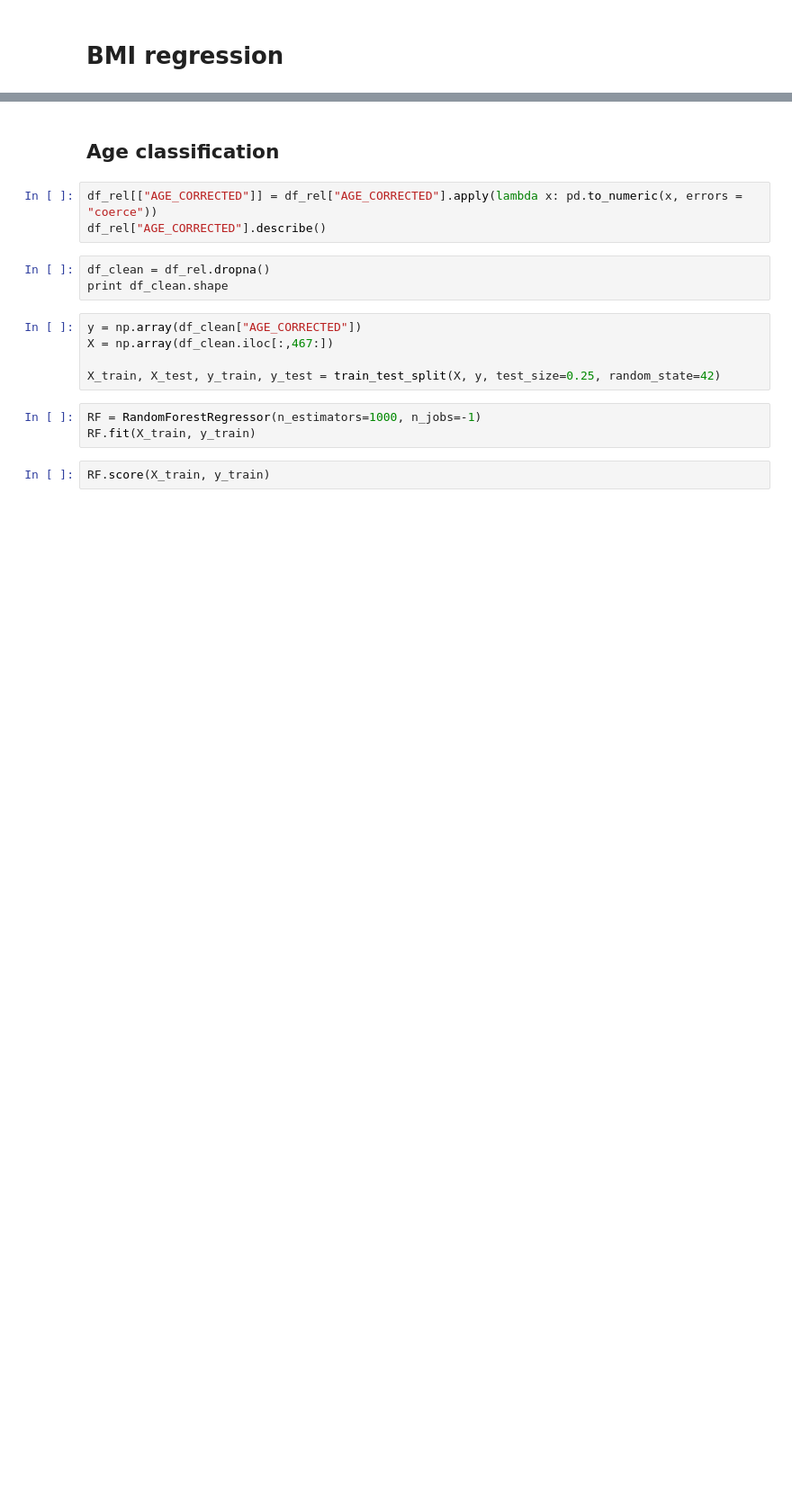
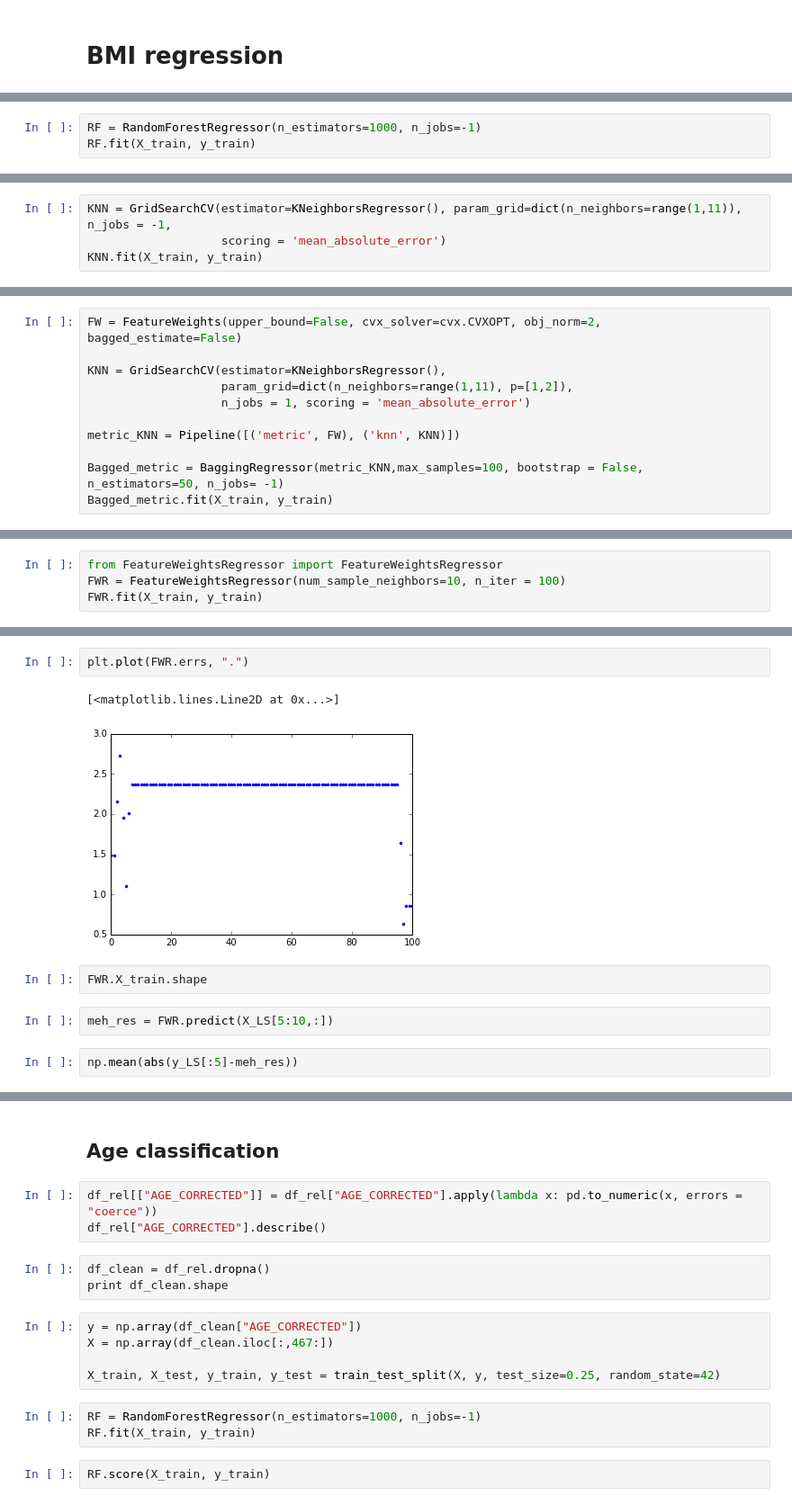
Before and after one commit to myazdani/microbiome-regression, a Jupyter notebook: scripts/AG-regressions.ipynb, the cells around one changed output, grey strips where cells are left out. Shown: that part at 90% size. Saved outputs shown, nothing was run; the diff lists cells and outputs as text; blank space fills up the shorter version.

Commit message:
feature regressor iterative approach and comparing AG and LS data

```diff
--- a/scripts/AG-regressions.ipynb
+++ b/scripts/AG-regressions.ipynb
@@ -148,0 +195,3 @@ plt.plot(np.log10(1e-8+X_train[:,1067]), y_train, '.')
+# %%
+RF = RandomForestRegressor(n_estimators=1000, n_jobs=-1)
+RF.fit(X_train, y_train)
@@ -148,0 +212,4 @@ plt.plot(np.log10(1e-8+X_train[:,1067]), y_train, '.')
+# %%
+KNN = GridSearchCV(estimator=KNeighborsRegressor(), param_grid=dict(n_neighbors=range(1,11)), n_jobs = -1,
+                   scoring = 'mean_absolute_error')
+KNN.fit(X_train, y_train)
@@ -148,0 +233,11 @@ plt.plot(np.log10(1e-8+X_train[:,1067]), y_train, '.')
+# %%
+FW = FeatureWeights(upper_bound=False, cvx_solver=cvx.CVXOPT, obj_norm=2, bagged_estimate=False)
+
+KNN = GridSearchCV(estimator=KNeighborsRegressor(),
+                   param_grid=dict(n_neighbors=range(1,11), p=[1,2]),
+                   n_jobs = 1, scoring = 'mean_absolute_error')
+
+metric_KNN = Pipeline([('metric', FW), ('knn', KNN)])
+
+Bagged_metric = BaggingRegressor(metric_KNN,max_samples=100, bootstrap = False, n_estimators=50, n_jobs= -1)
+Bagged_metric.fit(X_train, y_train)
@@ -148,0 +253,4 @@ plt.plot(np.log10(1e-8+X_train[:,1067]), y_train, '.')
+# %%
+from FeatureWeightsRegressor import FeatureWeightsRegressor
+FWR = FeatureWeightsRegressor(num_sample_neighbors=10, n_iter = 100)
+FWR.fit(X_train, y_train)
@@ -148,0 +279,11 @@ plt.plot(np.log10(1e-8+X_train[:,1067]), y_train, '.')
+# %%
+plt.plot(FWR.errs, ".")
+# %% [output]
+[<matplotlib.lines.Line2D at 0x...>]
+[figure, added]
+# %%
+FWR.X_train.shape
+# %%
+meh_res = FWR.predict(X_LS[5:10,:])
+# %%
+np.mean(abs(y_LS[:5]-meh_res))
```
Also changed, not shown: parts of 82 cells of this notebook, 2 other files.
